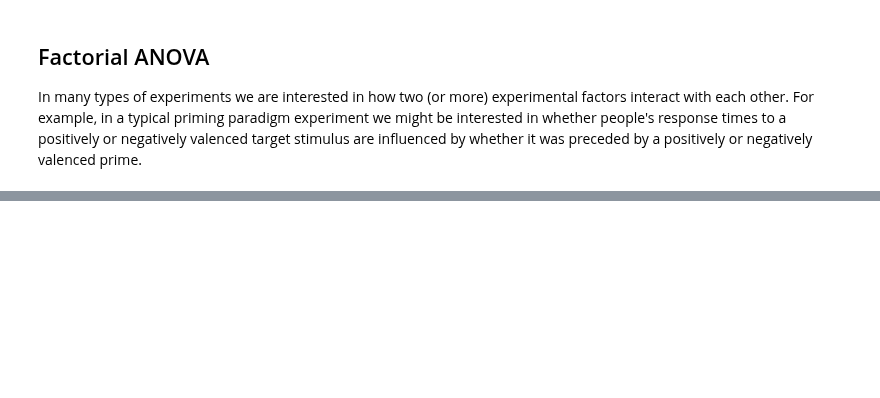
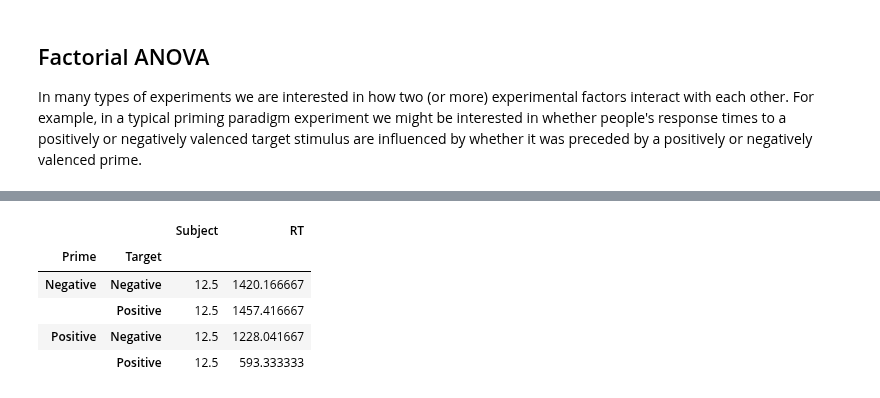
Before and after one commit to ajstewartlang/02_intro_to_python_programming, a Jupyter notebook: pandas.ipynb, the cells around one changed output, grey strips where cells are left out. Saved outputs shown, nothing was run; the diff lists cells and outputs as text; code cells hidden in the pictures; blank space fills up the shorter version.

```diff
--- a/pandas.ipynb
+++ b/pandas.ipynb
@@ -231,0 +240,10 @@ Name: RT, dtype: float64
+# %%
+group_means = grouped.mean()
+pd.DataFrame(group_means)
+# %% [output]
+|  |  | Subject | RT |
+| Prime | Target |  |  |
+| Negative | Negative | 12.5 | 1420.166667 |
+|  | Positive | 12.5 | 1457.416667 |
+| Positive | Negative | 12.5 | 1228.041667 |
+|  | Positive | 12.5 | 593.333333 |
```
Also changed, not shown: parts of 8 cells of this notebook.
